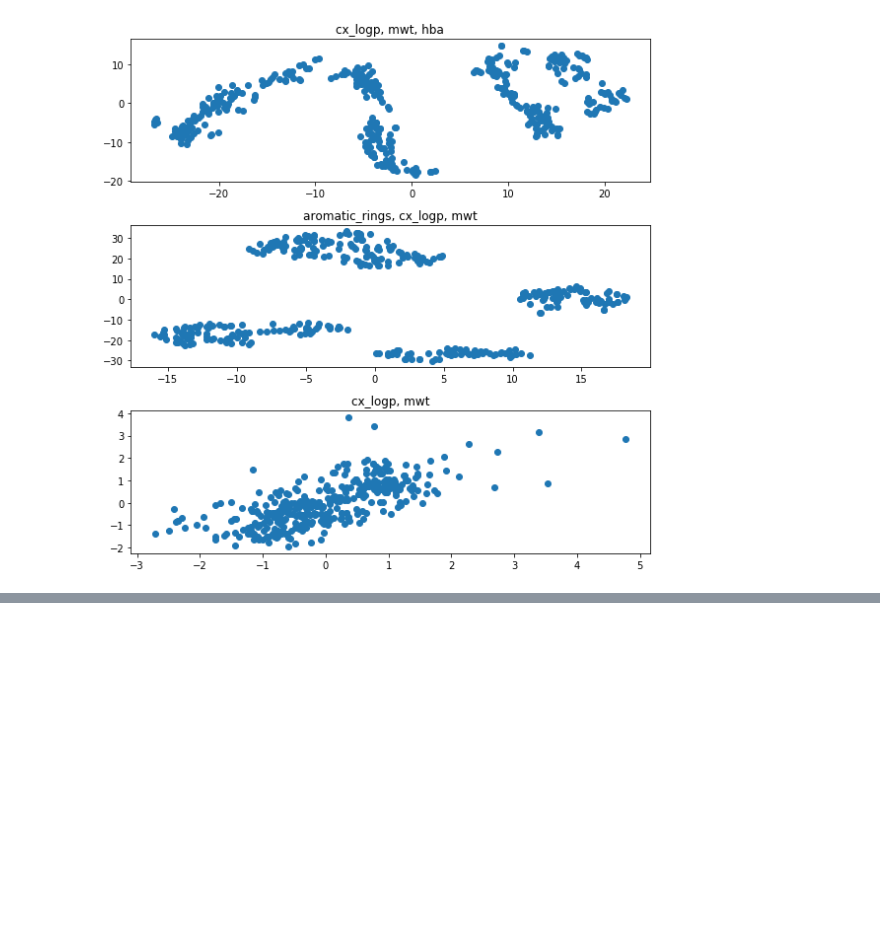
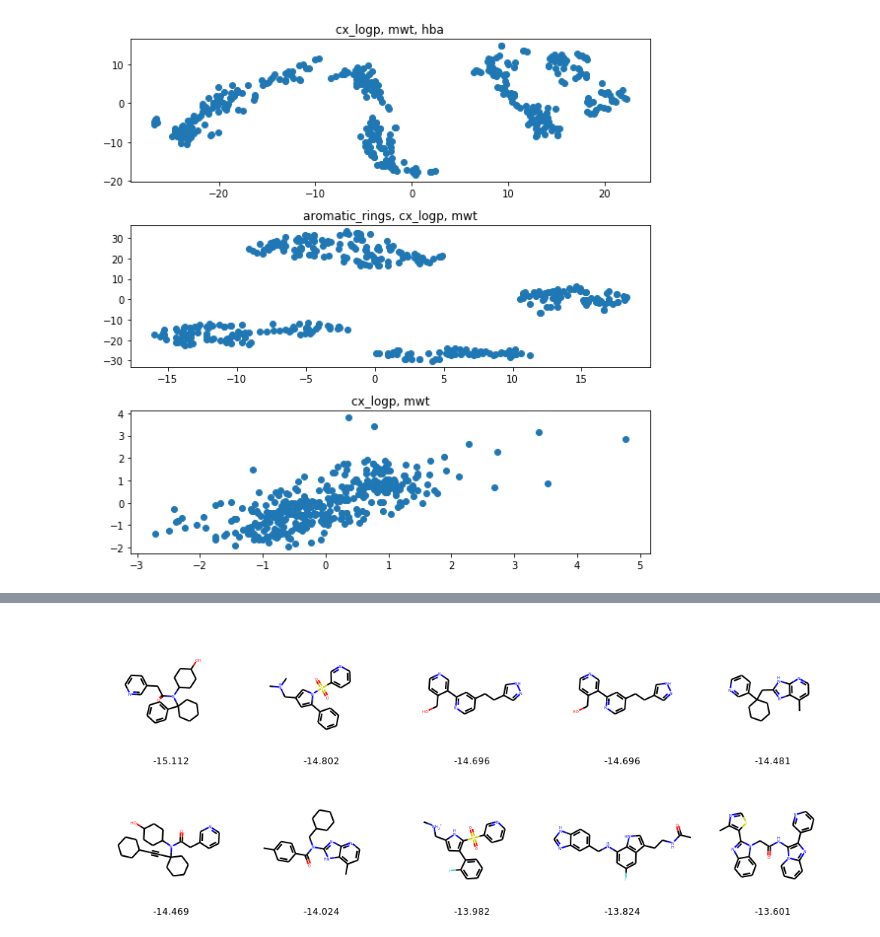
Before and after one commit to ahy3nz/ahy3nz.github.io, a Jupyter notebook: files/notebooks/2020-05-06-study_covid_moonshot.ipynb, the cells around one changed output, grey strips where cells are left out. Cells and saved outputs as stored; diff of their text form; code cells hidden in the pictures; blank space fills up the shorter version.

```diff
--- a/files/notebooks/2020-05-06-study_covid_moonshot.ipynb
+++ b/files/notebooks/2020-05-06-study_covid_moonshot.ipynb
@@ -504,0 +637,10 @@ I found someone had already [downloaded the database](https://github.com/chodera
+# %%
+rdkit_smiles = [Chem.MolFromSmiles(a) for a in moonshot.sort_values('Hybrid2', ascending=True)['SMILES'].head(10)]
+scores = [f"{a:.3f}" for a in moonshot.sort_values('Hybrid2', ascending=True)['Hybrid2'].head(10)]
+# %%
+img=Chem.Draw.MolsToGridImage(rdkit_smiles,molsPerRow=5,subImgSize=(200,200),
+                             legends=scores)
+# %%
+img
+# %% [output]
+[figure, added]
```
Also changed, not shown: parts of 16 cells of this notebook, 5 other files.
